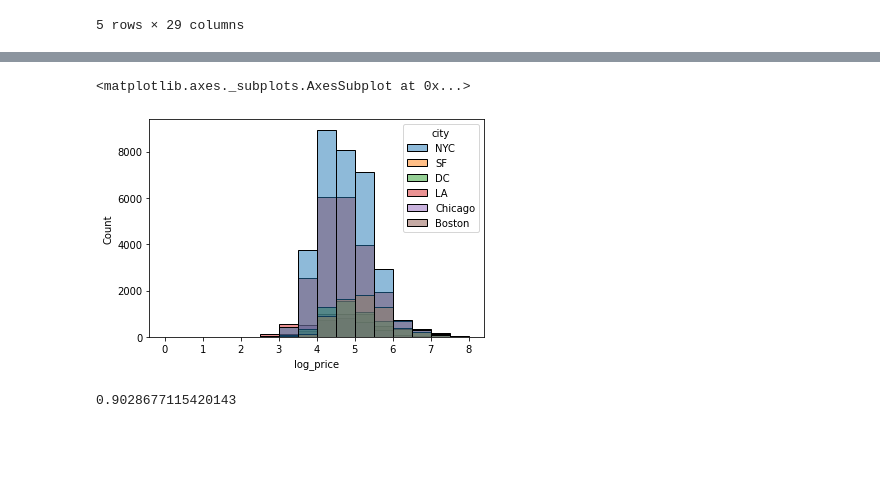
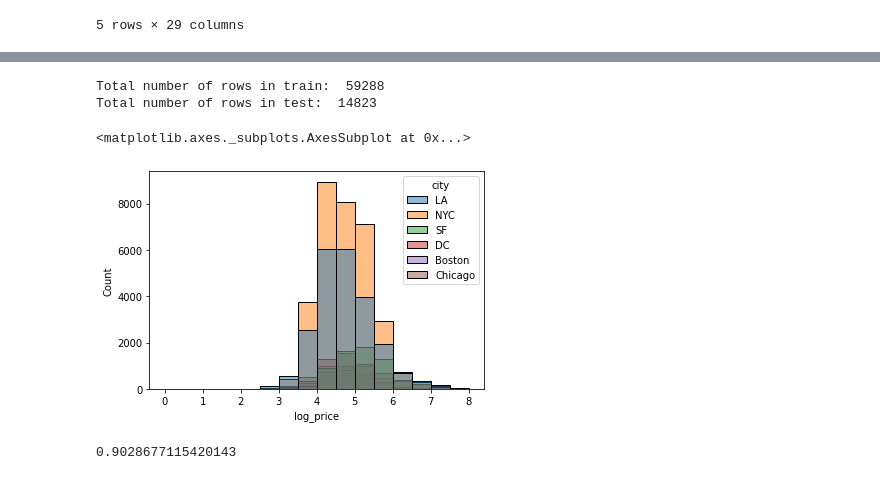
Before and after one commit to Darkling-01/Airbnb-Machine-Learning, a Jupyter notebook: Project_1.ipynb, the cells around one changed output, grey strips where cells are left out. Cells and saved outputs as stored; diff of their text form; code cells hidden in the pictures; blank space fills up the shorter version.

Commit message:
Splitting up my data into train and test

```diff
--- a/Project_1.ipynb
+++ b/Project_1.ipynb
@@ -33,0 +22,3 @@ RangeIndex(start=0, stop=74111, step=1)
+# %%
+dataset = pd.read_csv("airbnb_data.csv")
+dataset.shape
@@ -63,0 +48,3 @@ Index(['id', 'log_price', 'property_type', 'room_type', 'amenities',
+# %%
+#avoid bias or variance
+dataset = dataset.sample(frac = 1)
@@ -64,10 +78,25 @@ Index(['id', 'log_price', 'property_type', 'room_type', 'amenities',
+# %%
+#Splitting
+n_train = math.floor(0.8 * X.shape[0])
+n_test = math.ceil((1 - 0.8)* X.shape[0])
+
+X_train = X[:n_train]
+y_train = y[:n_train]
+X_test = X[n_train:]
+y_test = y[n_train:]
+
+print("Total number of rows in train: ", X_train.shape[0])
+print("Total number of rows in test: ", X_test.shape[0])
+# %% [output]
+Total number of rows in train:  59288
+Total number of rows in test:  14823
 # %%
 #visualize the data set
 #train log_price
-sns.histplot(data = train, x = "log_price", binwidth = .5, hue = "city")
+sns.histplot(data = dataset, x = "log_price", binwidth = .5, hue = "city")
 # %% [output]
 <matplotlib.axes._subplots.AxesSubplot at 0x...>
-[figure, old version]
+[figure, new version]
 # %%
 sns.boxplot(train['log_price'])
 
```
Also changed, not shown: parts of 10 cells of this notebook.
